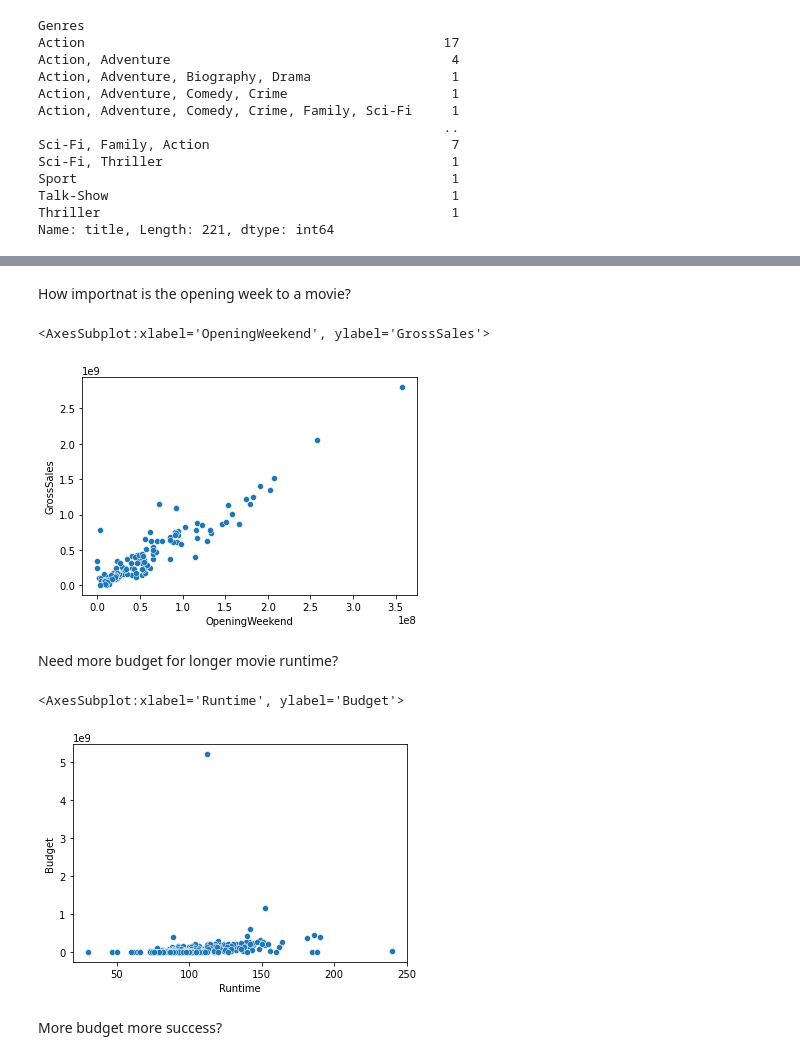
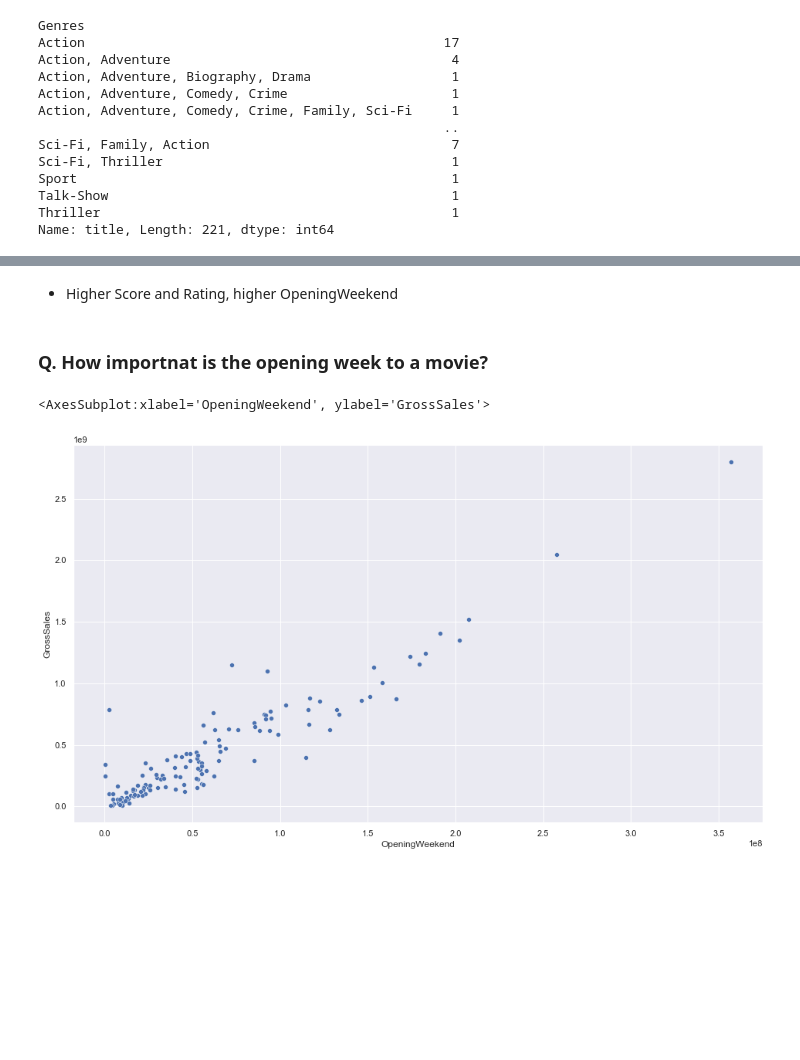
Before and after one commit to 20JUNE22/DA320, a Jupyter notebook: JupyterCharts.ipynb, the cells around one changed output, grey strips where cells are left out. Saved outputs shown, nothing was run; the diff lists cells and outputs as text; code cells hidden in the pictures; blank space fills up the shorter version.

```diff
--- a/JupyterCharts.ipynb
+++ b/JupyterCharts.ipynb
@@ -24,7 +17,10 @@ Importing CSV files in Pandas
 # %%
 # open and read file
 import pandas as pd
+import numpy as np
 import seaborn as sns
+import matplotlib as plt
+sns.set(rc={"figure.figsize":(16, 9)})
 
 df1 = pd.read_csv("./imdb_superhero.csv")
 df2 = pd.read_csv("./metacritic_movies.csv")
@@ -297,16 +329,9 @@ sns.histplot(data=df2, x="ReleaseMonth", bins=12)
+# %% [markdown]
+- Higher Score and Rating, higher OpeningWeekend
 # %% [markdown]
-How importnat is the opening week to a movie?
+### Q. How importnat is the opening week to a movie?
 # %%
-sns.scatterplot(x="OpeningWeekend", y="GrossSales", data=df, legend=False)
+sns.scatterplot(x="OpeningWeekend", y="GrossSales", data=df)
 # %% [output]
 <AxesSubplot:xlabel='OpeningWeekend', ylabel='GrossSales'>
-[figure, old version]
+[figure, new version]
-# %% [markdown]
-Need more budget for longer movie runtime?
-# %%
-sns.scatterplot(x="Runtime", y="Budget", data=df, legend=False)
-# %% [output]
-<AxesSubplot:xlabel='Runtime', ylabel='Budget'>
-[figure, removed]
-# %% [markdown]
-More budget more success?
```
Also changed, not shown: parts of 41 cells of this notebook.
